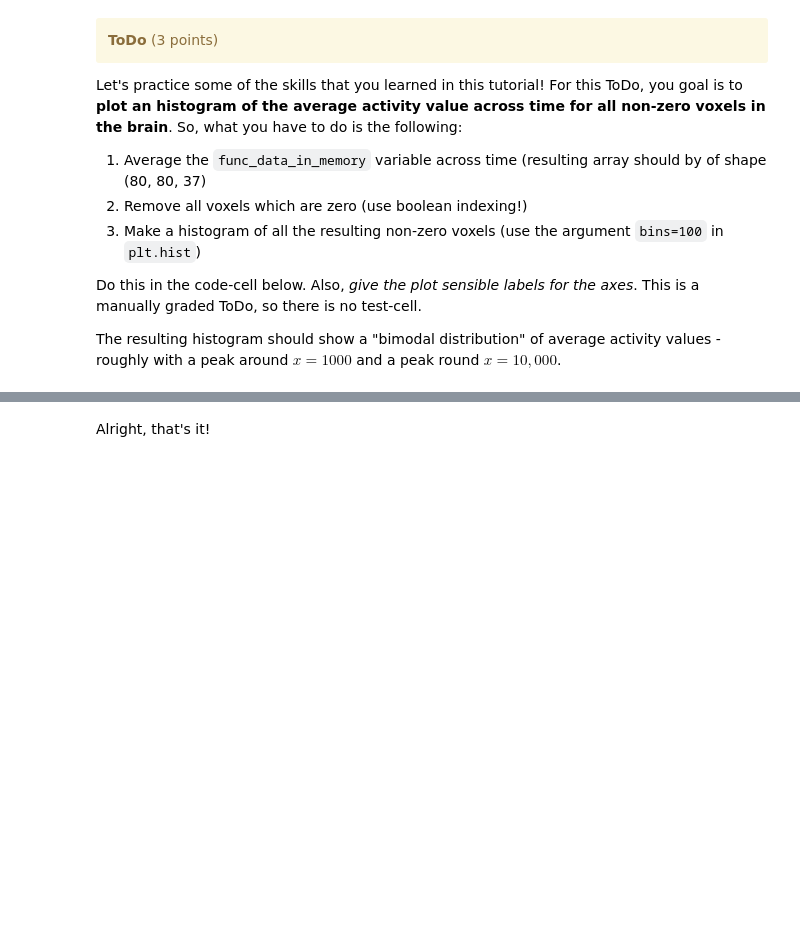
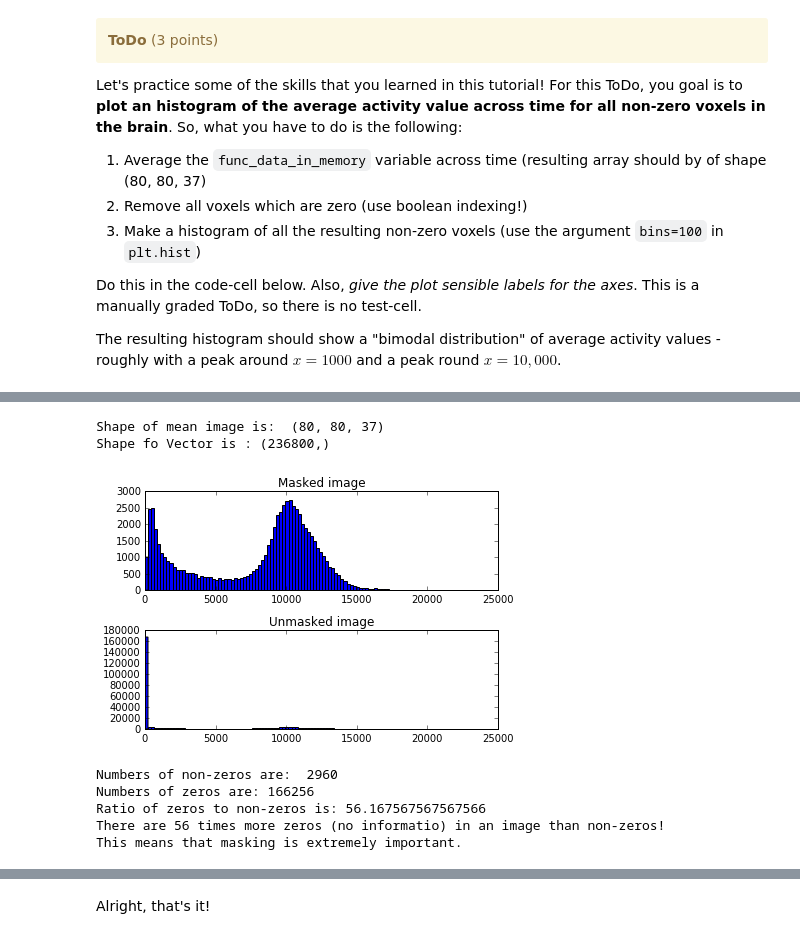
Before and after one commit to MCaviezel/python_workshop-Basel, a Jupyter notebook: python_tutorial.ipynb, the cells around one changed output, grey strips where cells are left out. Drawn from its saved outputs; the diff is of its cells as text; code cells hidden in the pictures; blank space fills up the shorter version.

Commit message:
Finished first tutorial

```diff
--- a/python_tutorial.ipynb
+++ b/python_tutorial.ipynb
@@ -3168,0 +3233,53 @@ The resulting histogram should show a "bimodal distribution" of average activity
+# %%
+# Implement to ToDo here
+
+#Make an averag image
+mean_img = func_data_in_memory.mean(axis = 3)
+print('Shape of mean image is: ', mean_img.shape )
+
+#Perform boolean indexing / masking
+bool_array = mean_img > 0
+masked_img = mean_img[bool_array]
+
+#Make histogram
+import matplotlib.pyplot as plt
+
+# Set up a subplot grid that has rows=2 and columns=1,
+# and set the first such subplot as active.
+
+# Set the first subplot as active, and make the second plot.
+plt.subplot(2, 1, 1)
+plt.hist(masked_img, bins=100)
+plt.title('Masked image')
+
+#Histogram of mean image
+#Ravel mean image into an 1D vector
+mean_img_1D = mean_img.ravel()
+print('Shape fo Vector is :', mean_img_1D.shape)
+
+# Set the second subplot as active, and make the second plot.
+plt.subplot(2, 1, 2)
+plt.hist(mean_img_1D, bins = 100)
+plt.title('Unmasked image')
+
+plt.tight_layout()
+plt.show()
+
+#Calculate ratio of zeros to non-zeros
+non_zeros = np.size(sum(bool_array))
+print('Numbers of non-zeros are: ',non_zeros)
+zeros=np.size(bool_array)-np.sum(bool_array)
+print('Numbers of zeros are:', zeros)
+ratio_zeros_to_non_zeros = zeros/non_zeros
+print('Ratio of zeros to non-zeros is:', ratio_zeros_to_non_zeros)
+
+print('There are 56 times more zeros (no informatio) in an image than non-zeros!\nThis means that masking is extremely important.')
+# %% [output]
+Shape of mean image is:  (80, 80, 37)
+Shape fo Vector is : (236800,)
+[figure, added]
+Numbers of non-zeros are:  2960
+Numbers of zeros are: 166256
+Ratio of zeros to non-zeros is: 56.167567567567566
+There are 56 times more zeros (no informatio) in an image than non-zeros!
+This means that masking is extremely important.
```
Also changed, not shown: parts of 17 cells of this notebook.
